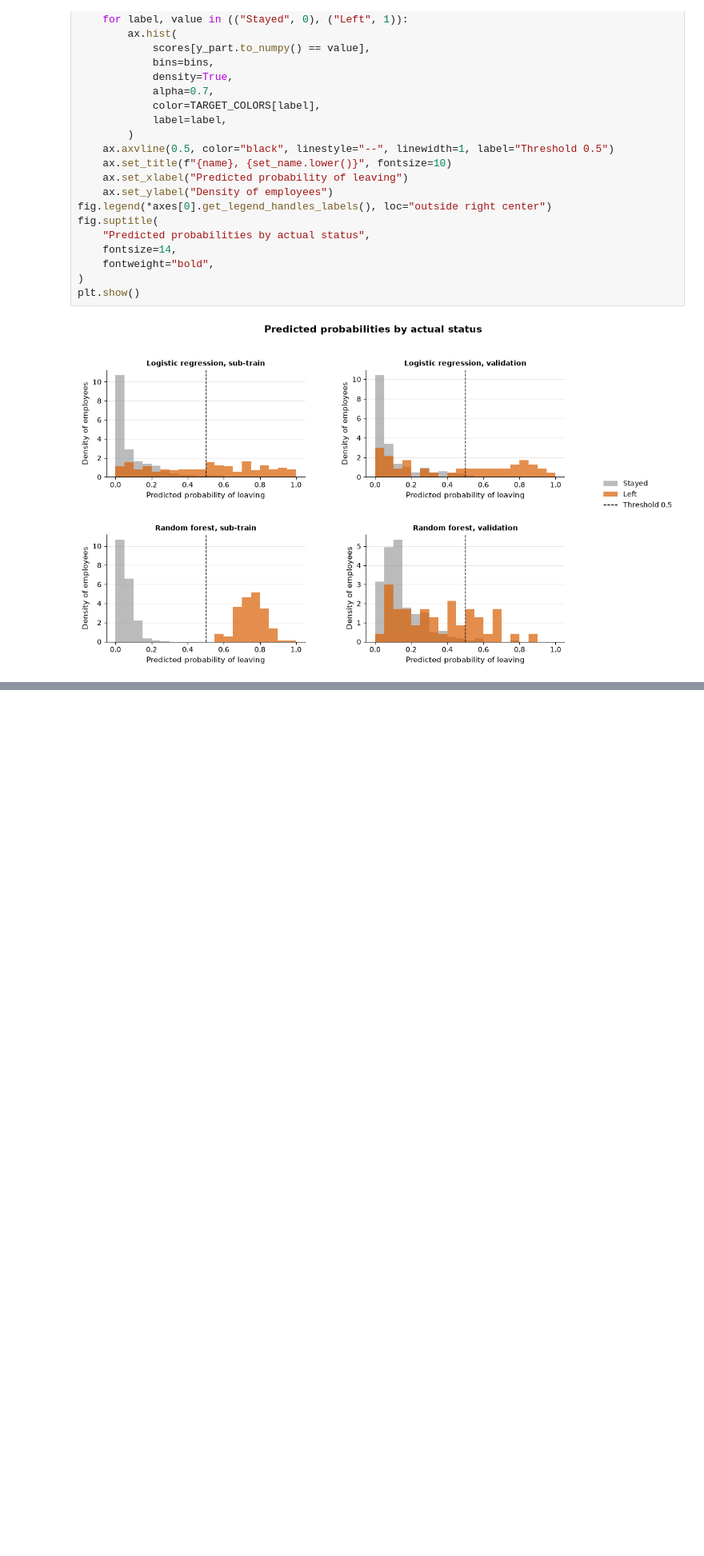
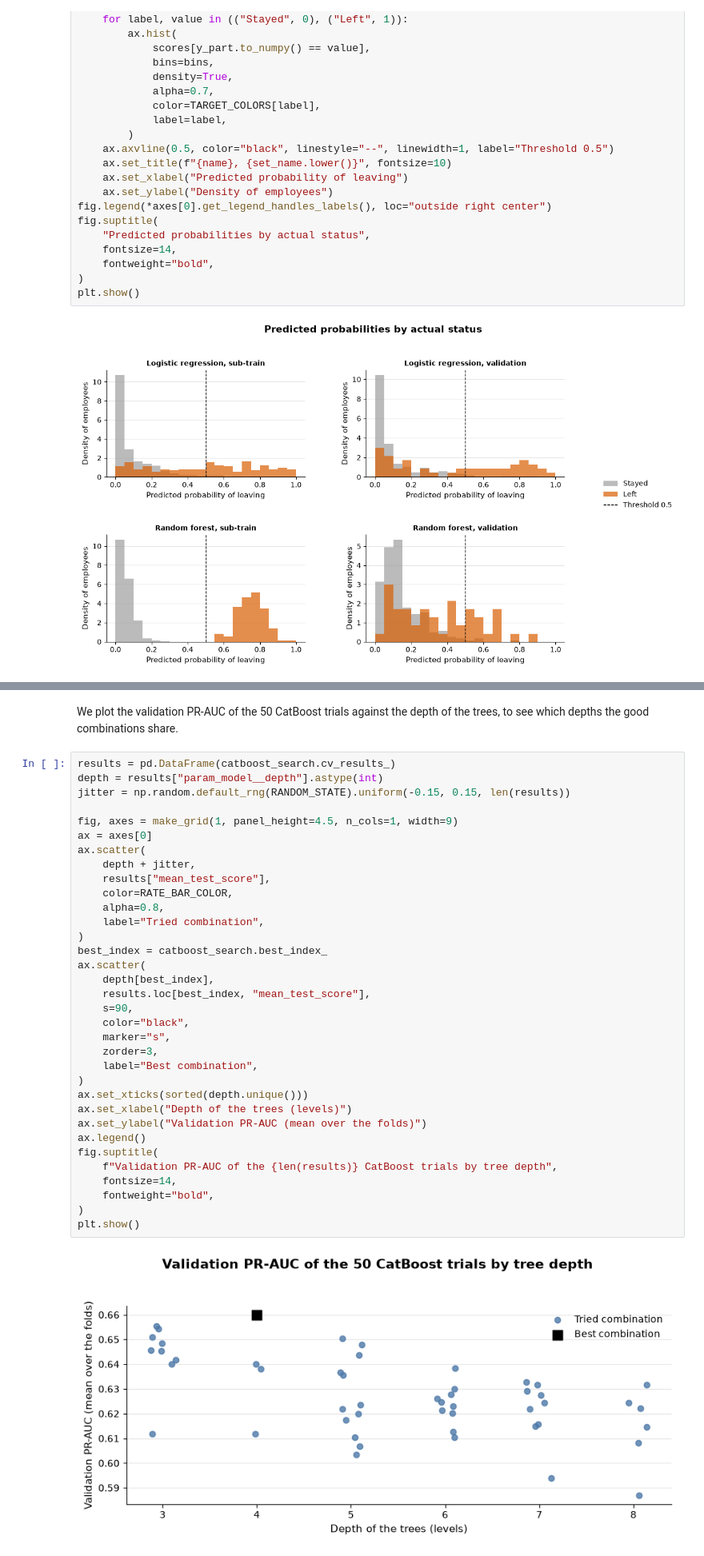
Before and after one commit to dapitch666/oc-p04-hr-attrition-classification, a Jupyter notebook: notebooks/02_modeling.ipynb, the cells around one changed output, grey strips where cells are left out. Shown at 80% size. Saved outputs shown, nothing was run; the diff lists cells and outputs as text; blank space fills up the shorter version.

```diff
--- a/notebooks/02_modeling.ipynb
+++ b/notebooks/02_modeling.ipynb
@@ -895,0 +1424,38 @@ A lower threshold would find more leavers but also flag more stayers, because th
+# %% [markdown]
+We plot the validation PR-AUC of the 50 CatBoost trials against the depth of the trees, to see which depths the good combinations share.
+# %%
+results = pd.DataFrame(catboost_search.cv_results_)
+depth = results["param_model__depth"].astype(int)
+jitter = np.random.default_rng(RANDOM_STATE).uniform(-0.15, 0.15, len(results))
+
+fig, axes = make_grid(1, panel_height=4.5, n_cols=1, width=9)
+ax = axes[0]
+ax.scatter(
+    depth + jitter,
+    results["mean_test_score"],
+    color=RATE_BAR_COLOR,
+    alpha=0.8,
+    label="Tried combination",
+)
+best_index = catboost_search.best_index_
+ax.scatter(
+    depth[best_index],
+    results.loc[best_index, "mean_test_score"],
+    s=90,
+    color="black",
+    marker="s",
+    zorder=3,
+    label="Best combination",
+)
+ax.set_xticks(sorted(depth.unique()))
+ax.set_xlabel("Depth of the trees (levels)")
+ax.set_ylabel("Validation PR-AUC (mean over the folds)")
+ax.legend()
+fig.suptitle(
+    f"Validation PR-AUC of the {len(results)} CatBoost trials by tree depth",
+    fontsize=14,
+    fontweight="bold",
+)
+plt.show()
+# %% [output]
+[figure, added]
```
Also changed, not shown: parts of 86 cells of this notebook.
